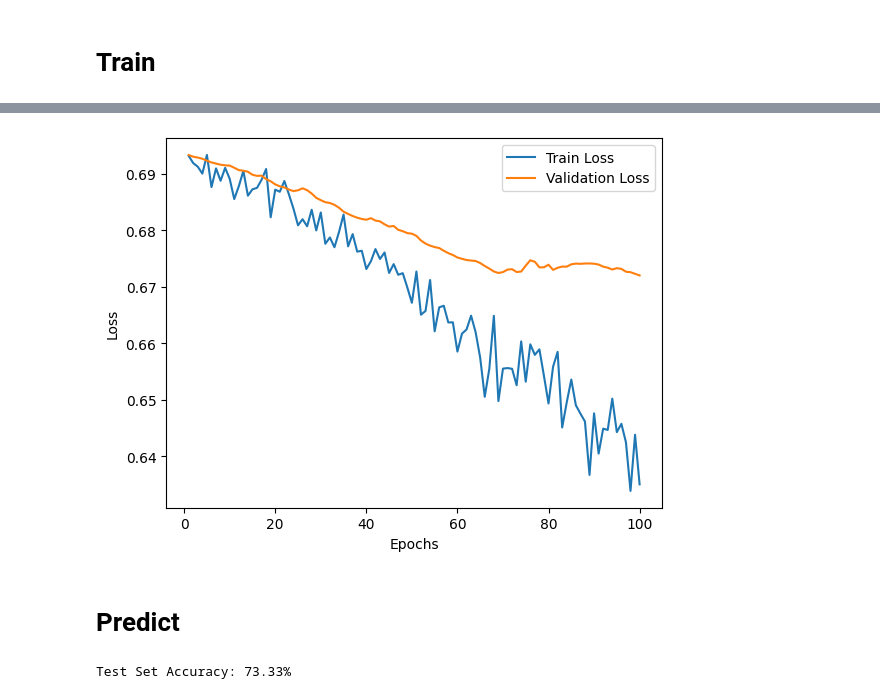
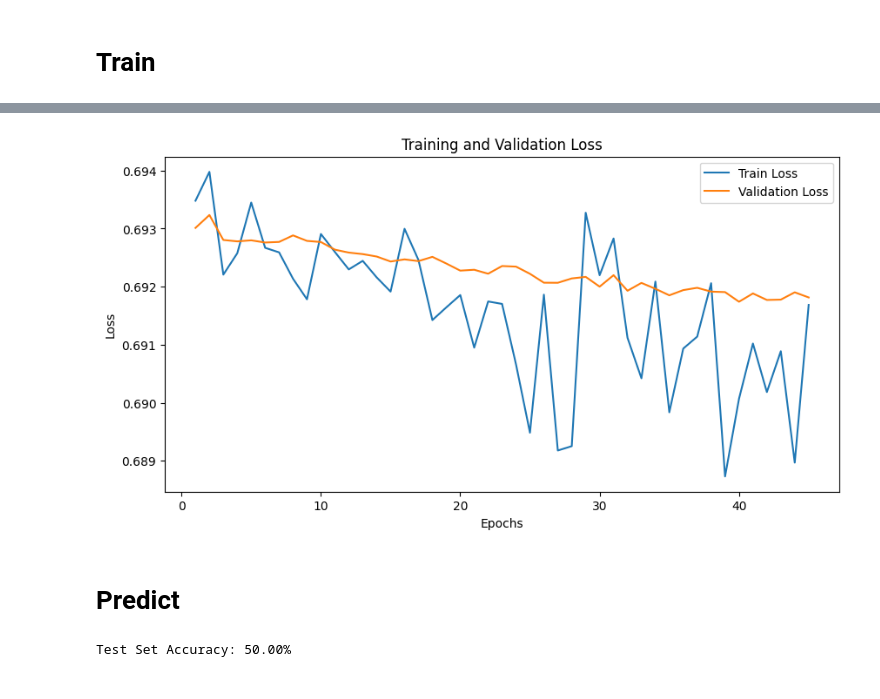
Before and after one commit to ashiofumiirerujiyu/GSM_study, a Jupyter notebook: Phase3/Training_Neural_Network2.ipynb, the cells around one changed output, grey strips where cells are left out. Saved outputs shown, nothing was run; the diff lists cells and outputs as text; code cells hidden in the pictures.

```diff
--- a/Phase3/Training_Neural_Network2.ipynb
+++ b/Phase3/Training_Neural_Network2.ipynb
@@ -71,11 +71,13 @@ from torchvision import transforms
 
 # 데이터 전처리 정의 (Data Augmentation 추가)
 transform = transforms.Compose([
-    transforms.Resize((32, 32)),
     transforms.RandomHorizontalFlip(),
-    transforms.RandomRotation(10),
-    # transforms.RandomResizedCrop(32, scale=(0.8, 1.0)),
-    transforms.ColorJitter(brightness=0.2, contrast=0.2, saturation=0.2, hue=0.2),
+    transforms.RandomVerticalFlip(),
+    transforms.RandomRotation(45),
+    transforms.RandomResizedCrop(32, scale=(0.5, 1.0)),
+    transforms.ColorJitter(brightness=0.5, contrast=0.5, saturation=0.5, hue=0.3),
+    transforms.RandomGrayscale(p=0.3),
+    transforms.GaussianBlur(kernel_size=(5, 9), sigma=(0.1, 5)),
     transforms.ToTensor(),
 ])
 
@@ -93,9 +95,10 @@ test_size = len(dataset) - train_size - valid_size
 train_dataset, valid_dataset, test_dataset = torch.utils.data.random_split(dataset, [train_size, valid_size, test_size])
 
 # DataLoader 인스턴스 생성
-train_loader = DataLoader(train_dataset, batch_size=32, shuffle=True)
-valid_loader = DataLoader(valid_dataset, batch_size=32, shuffle=False)
-test_loader = DataLoader(test_dataset, batch_size=32, shuffle=False)
+batch_size = 16
+train_loader = DataLoader(train_dataset, batch_size=batch_size, shuffle=True)
+valid_loader = DataLoader(valid_dataset, batch_size=batch_size, shuffle=False)
+test_loader = DataLoader(test_dataset, batch_size=batch_size, shuffle=False)
 
 # 데이터 확인
 for images, labels in train_loader:
@@ -128,6 +131,8 @@ hidden_size = 128
 learning_rate = 0.001
 num_epochs = 100
 weight_decay = 1e-4  # L2 정규화 하이퍼파라미터
+early_stopping_patience = 5
+early_stopping_counter = 0
 # %% [markdown]
 # Weight Initalize
 # %%
@@ -212,6 +217,10 @@ optimizer = optim.Adam(model.parameters(), lr=learning_rate, weight_decay=weight
 # Train
 # %%
 import matplotlib.pyplot as plt
+import torch
+
+# 조기 종료 설정
+best_val_loss = float('inf')
 
 # 학습 및 검증 손실을 저장할 리스트 초기화
 train_losses = []
@@ -220,38 +229,26 @@ valid_losses = []
 # 학습 루프 시작
 for epoch in range(num_epochs):
     model.train()
-    running_loss = 0.0  # 에폭 동안의 총 손실을 저장할 변수
+    running_loss = 0.0
 
     for images, labels in train_loader:
-        # 모델에 입력하기 위해서 이미지를 (32, 32, 32, 3) 크기에서 (32, 3072)로 변형
         images = images.view(images.size(0), -1)
-
-        # 레이블을 float형으로 변환하고 (batch_size,) 모양을 (batch_size, 1)로 변형
-        # BCE 손실 함수는 레이블이 float형이어야 함
         labels = labels.float().view(-1, 1)
 
-        # 순전파(Forward pass): 모델에 입력 데이터를 통과시켜 예측값을 얻음
         outputs = model(images)
-
-        # 손실 함수 계산: 모델의 예측값과 실제 레이블 간의 손실을 계산
         loss = criterion(outputs, labels)
 
-        # 역전파(Backward pass) 및 최적화
-        optimizer.zero_grad()  # 이전의 기울기(gradient) 값을 초기화
-        loss.backward()  # 손실 함수에 대한 기울기를 계산
-        optimizer.step()  # 계산된 기울기로 모델 파라미터를 업데이트
+        optimizer.zero_grad()
+        loss.backward()
+        optimizer.step()
 
-        # 배치 손실을 총 손실에 추가
-        running_loss += loss.item() * images.size(0)  # .item()은 텐서에서 값을 추출
+        running_loss += loss.item() * images.size(0)
 
-    # 에폭 당 평균 손실을 계산
     epoch_loss = running_loss / len(train_loader.dataset)
     train_losses.append(epoch_loss)
 
-    # 에폭이 끝날 때마다 손실 값을 출력
     print(f'Epoch {epoch + 1}/{num_epochs}, Loss: {epoch_loss:.4f}')
 
-    # 검증 루프 시작
     model.eval()
     val_running_loss = 0.0
 
@@ -267,11 +264,26 @@ for epoch in range(num_epochs):
     valid_losses.append(val_epoch_loss)
     print(f'Epoch {epoch + 1}/{num_epochs}, Validation Loss: {val_epoch_loss:.4f}')
 
+    if val_epoch_loss < best_val_loss:
+        best_val_loss = val_epoch_loss
+        early_stopping_counter = 0
+        torch.save(model.state_dict(), 'best_model.pth')
+    else:
+        early_stopping_counter += 1
+
+    if early_stopping_counter >= early_stopping_patience:
+        print("Early stopping")
+        break
+
 # 학습 및 검증 손실 시각화
-plt.plot(range(1, num_epochs + 1), train_losses, label='Train Loss')
-plt.plot(range(1, num_epochs + 1), valid_losses, label='Validation Loss')
+epochs_range = range(1, len(train_losses) + 1)  # 실제 기록된 손실의 길이에 맞게 조정
+
+plt.figure(figsize=(10, 5))
+plt.plot(epochs_range, train_losses, label='Train Loss')
+plt.plot(epochs_range, valid_losses, label='Validation Loss')
 plt.xlabel('Epochs')
 plt.ylabel('Loss')
+plt.title('Training and Validation Loss')
 plt.legend()
 plt.show()
 # %% [output]
@@ -295,4 +307,4 @@ Epoch 100/100, Validation Loss: 0.6720
-[figure, old version]
+[figure, new version]
 # %% [markdown]
 # Predict
 # %%
@@ -327,4 +339,4 @@ accuracy = correct / total
 # 정확도를 백분율로 출력
 print(f"Test Set Accuracy: {accuracy * 100:.2f}%")
 # %% [output]
-Test Set Accuracy: 73.33%
+Test Set Accuracy: 50.00%
```
Also changed, not shown: parts of 2 cells of this notebook, 6 other files.
